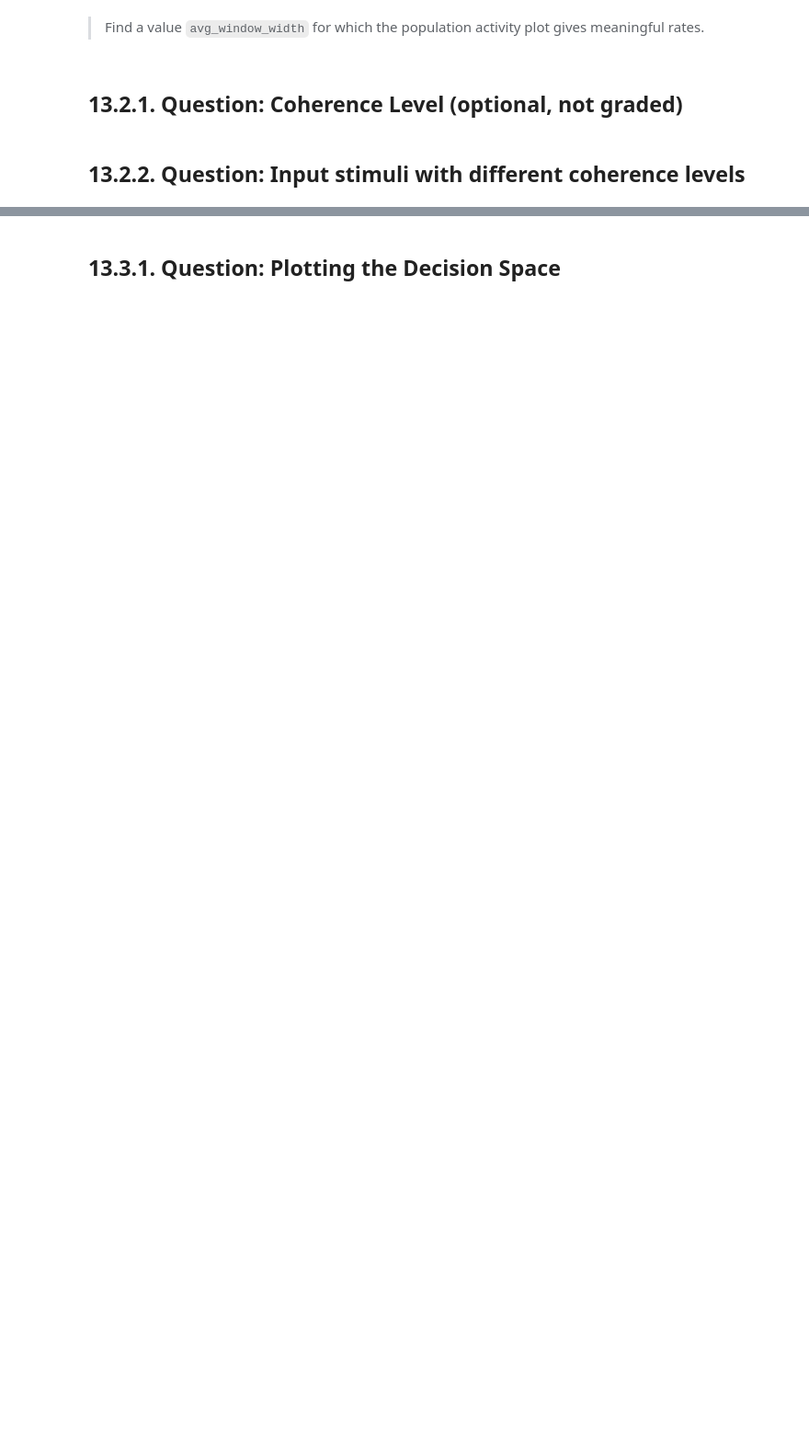
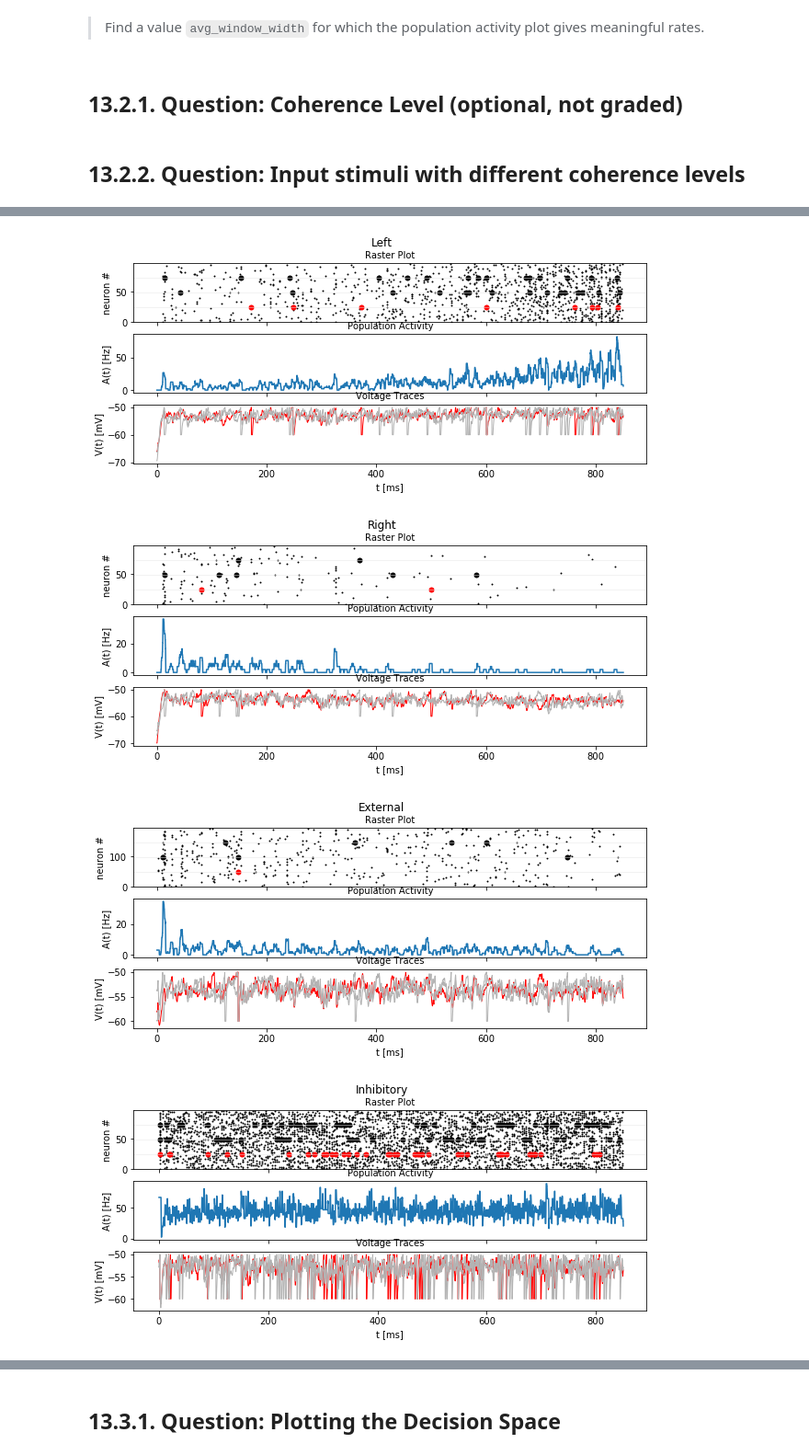
Before and after one commit to TristanBesson/bmnn, a Jupyter notebook: Ex13_Dylan_Bourgeois_224797.ipynb, the cells around one changed output, grey strips where cells are left out. Shown at 92% size. Saved outputs shown, nothing was run; the diff lists cells and outputs as text; code cells hidden in the pictures; blank space fills up the shorter version.

```diff
--- a/Ex13_Dylan_Bourgeois_224797.ipynb
+++ b/Ex13_Dylan_Bourgeois_224797.ipynb
@@ -263,0 +309,4 @@ plt.show()
+# %%
+coherence_level = 0.6
+results_c_pos = decision_making.sim_decision_making_network(t_stimulus_start= t_stimulus_start,
+                                                      coherence_level=coherence_level, max_sim_time=max_sim_time)
@@ -263,0 +316,28 @@ plt.show()
+# %%
+averaging_window_time = 5. * b2.ms
+
+plot_tools.plot_network_activity(results_c_pos["rate_monitor_A"], results_c_pos["spike_monitor_A"],
+                                 results_c_pos["voltage_monitor_A"], t_min=0. * b2.ms,
+                                 avg_window_width=averaging_window_time,
+                                 sup_title="Left")
+
+plot_tools.plot_network_activity(results_c_pos["rate_monitor_B"], results_c_pos["spike_monitor_B"],
+                                 results_c_pos["voltage_monitor_B"], t_min=0. * b2.ms,
+                                 avg_window_width=averaging_window_time,
+                                 sup_title="Right")
+
+plot_tools.plot_network_activity(results_c_pos["rate_monitor_Z"], results_c_pos["spike_monitor_Z"],
+                                 results_c_pos["voltage_monitor_Z"], t_min=0. * b2.ms,
+                                 avg_window_width=averaging_window_time,
+                                 sup_title="External")
+
+plot_tools.plot_network_activity(results_c_pos["rate_monitor_inhib"], results_c_pos["spike_monitor_inhib"],
+                                 results_c_pos["voltage_monitor_inhib"], t_min=0. * b2.ms,
+                                 avg_window_width=averaging_window_time,
+                                 sup_title="Inhibitory")
+plt.show()
+# %% [output]
+[figure, added]
+[figure, added]
+[figure, added]
+[figure, added]
```
Also changed, not shown: parts of 21 cells of this notebook.
